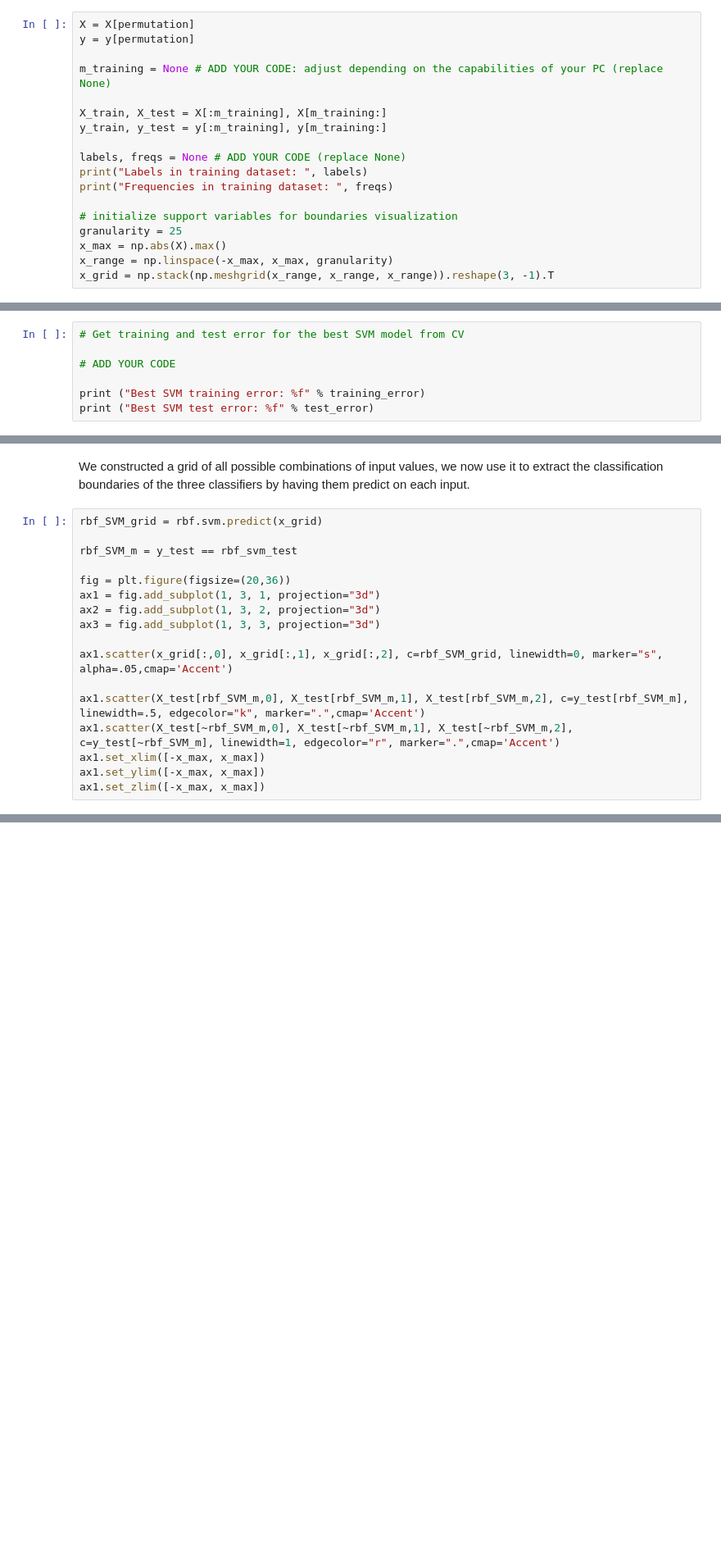
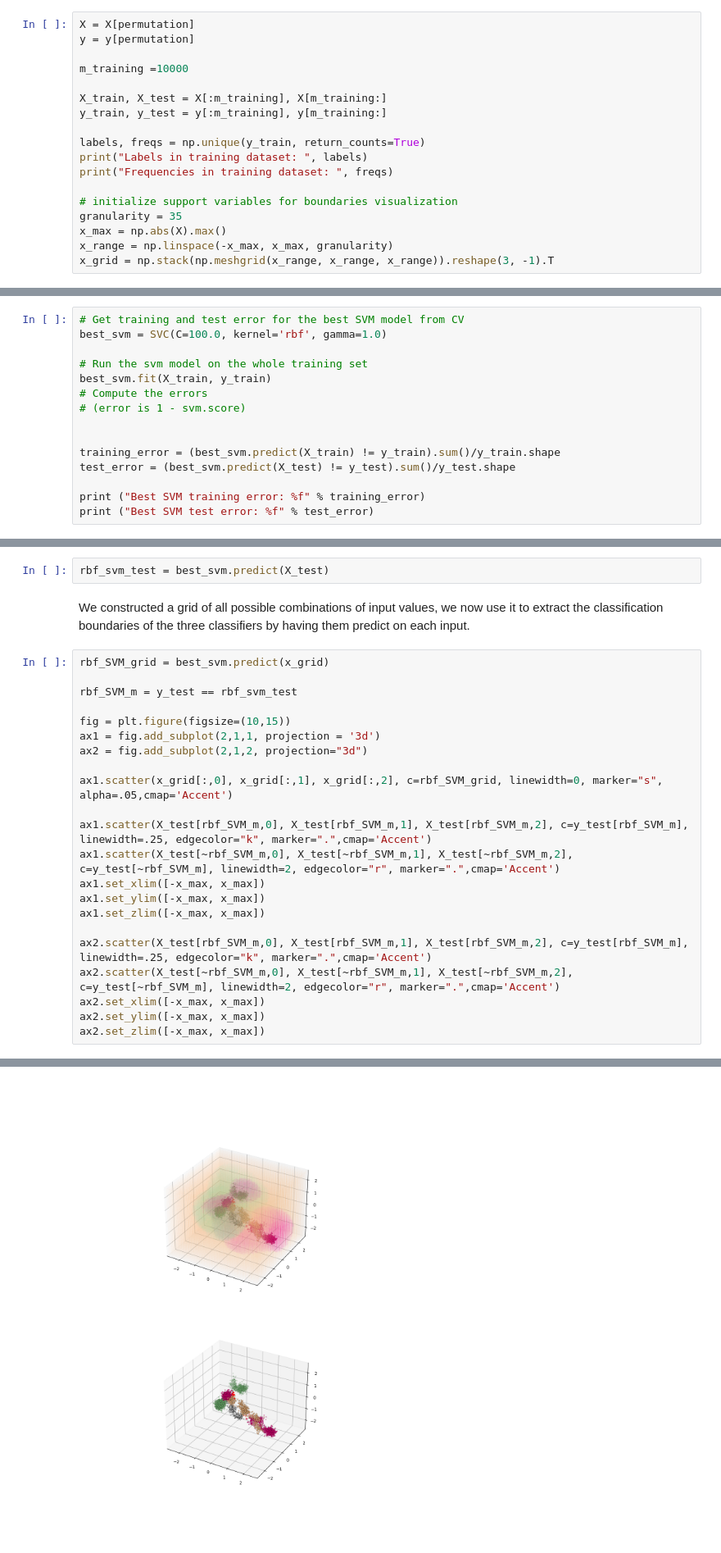
Before and after one commit to Giacomo-Menegatti/MachineLearning, a Jupyter notebook: Lab2/assignment_lab02.ipynb, the cells around one changed output, grey strips where cells are left out. Shown at 82% size. Drawn from its saved outputs; the diff is of its cells as text; blank space fills up the shorter version.

```diff
--- a/Lab2/assignment_lab02.ipynb
+++ b/Lab2/assignment_lab02.ipynb
@@ -421,17 +428,17 @@ Choose a higher number of data points (e.g. x = 10000) for training data dependi
 X = X[permutation]
 y = y[permutation]
 
-m_training = None # ADD YOUR CODE: adjust depending on the capabilities of your PC (replace None)
+m_training =10000
 
 X_train, X_test = X[:m_training], X[m_training:]
 y_train, y_test = y[:m_training], y[m_training:]
 
-labels, freqs = None # ADD YOUR CODE (replace None)
+labels, freqs = np.unique(y_train, return_counts=True)
 print("Labels in training dataset: ", labels)
 print("Frequencies in training dataset: ", freqs)
 
 # initialize support variables for boundaries visualization
-granularity = 25
+granularity = 35
 x_max = np.abs(X).max()
 x_range = np.linspace(-x_max, x_max, granularity)
 x_grid = np.stack(np.meshgrid(x_range, x_range, x_range)).reshape(3, -1).T
@@ -441,8 +451,16 @@ x_grid = np.stack(np.meshgrid(x_range, x_range, x_range)).reshape(3, -1).T
 Let's try to use SVM with parameters obtained from the best model for $m_{training} =  10000$. Since it may take a long time to run, you can decide to just let it run for some time and stop it if it does not complete. If you decide to do this, report it in the TO DO (C.Q1) cell below.
 # %%
 # Get training and test error for the best SVM model from CV
+best_svm = SVC(C=100.0, kernel='rbf', gamma=1.0)
 
-# ADD YOUR CODE
+# Run the svm model on the whole training set
+best_svm.fit(X_train, y_train)
+# Compute the errors
+# (error is 1 - svm.score)
+
+
+training_error = (best_svm.predict(X_train) != y_train).sum()/y_train.shape
+test_error = (best_svm.predict(X_test) != y_test).sum()/y_test.shape
 
 print ("Best SVM training error: %f" % training_error)
 print ("Best SVM test error: %f" % test_error)
@@ -459,19 +478,27 @@ rbf_svm_test = None # ADD YOUR CODE (replace None)
+# %%
+rbf_svm_test = best_svm.predict(X_test)
 # %% [markdown]
 We constructed a grid of all possible combinations of input values, we now use it to extract the classification boundaries of the three classifiers by having them predict on each input.
 # %%
-rbf_SVM_grid = rbf.svm.predict(x_grid)
+rbf_SVM_grid = best_svm.predict(x_grid)
 
 rbf_SVM_m = y_test == rbf_svm_test
 
-fig = plt.figure(figsize=(20,36))
-ax1 = fig.add_subplot(1, 3, 1, projection="3d")
-ax2 = fig.add_subplot(1, 3, 2, projection="3d")
-ax3 = fig.add_subplot(1, 3, 3, projection="3d")
+fig = plt.figure(figsize=(10,15))
+ax1 = fig.add_subplot(2,1,1, projection = '3d')
+ax2 = fig.add_subplot(2,1,2, projection="3d")
 
 ax1.scatter(x_grid[:,0], x_grid[:,1], x_grid[:,2], c=rbf_SVM_grid, linewidth=0, marker="s", alpha=.05,cmap='Accent')
 
-ax1.scatter(X_test[rbf_SVM_m,0], X_test[rbf_SVM_m,1], X_test[rbf_SVM_m,2], c=y_test[rbf_SVM_m], linewidth=.5, edgecolor="k", marker=".",cmap='Accent')
-ax1.scatter(X_test[~rbf_SVM_m,0], X_test[~rbf_SVM_m,1], X_test[~rbf_SVM_m,2], c=y_test[~rbf_SVM_m], linewidth=1, edgecolor="r", marker=".",cmap='Accent')
+ax1.scatter(X_test[rbf_SVM_m,0], X_test[rbf_SVM_m,1], X_test[rbf_SVM_m,2], c=y_test[rbf_SVM_m], linewidth=.25, edgecolor="k", marker=".",cmap='Accent')
+ax1.scatter(X_test[~rbf_SVM_m,0], X_test[~rbf_SVM_m,1], X_test[~rbf_SVM_m,2], c=y_test[~rbf_SVM_m], linewidth=2, edgecolor="r", marker=".",cmap='Accent')
 ax1.set_xlim([-x_max, x_max])
 ax1.set_ylim([-x_max, x_max])
 ax1.set_zlim([-x_max, x_max])
+
+ax2.scatter(X_test[rbf_SVM_m,0], X_test[rbf_SVM_m,1], X_test[rbf_SVM_m,2], c=y_test[rbf_SVM_m], linewidth=.25, edgecolor="k", marker=".",cmap='Accent')
+ax2.scatter(X_test[~rbf_SVM_m,0], X_test[~rbf_SVM_m,1], X_test[~rbf_SVM_m,2], c=y_test[~rbf_SVM_m], linewidth=2, edgecolor="r", marker=".",cmap='Accent')
+ax2.set_xlim([-x_max, x_max])
+ax2.set_ylim([-x_max, x_max])
+ax2.set_zlim([-x_max, x_max])
+# %% [output]
@@ -478,3 +506,4 @@ ax1.set_zlim([-x_max, x_max])
+[figure, added]
 # %% [markdown]
 ### TO DO (C.Q1) [Answer the following]**
 
```
Also changed, not shown: parts of 17 cells of this notebook.
